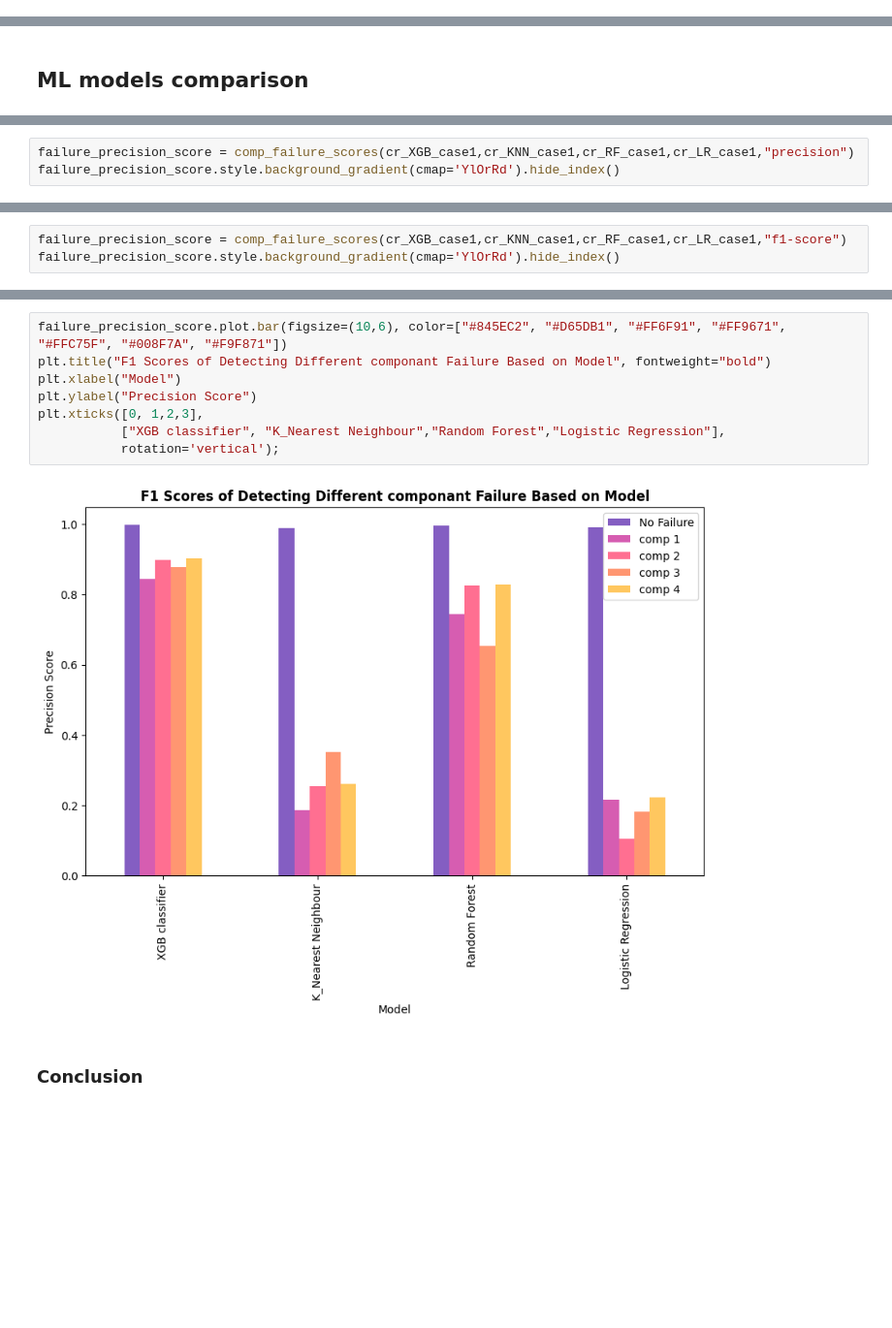
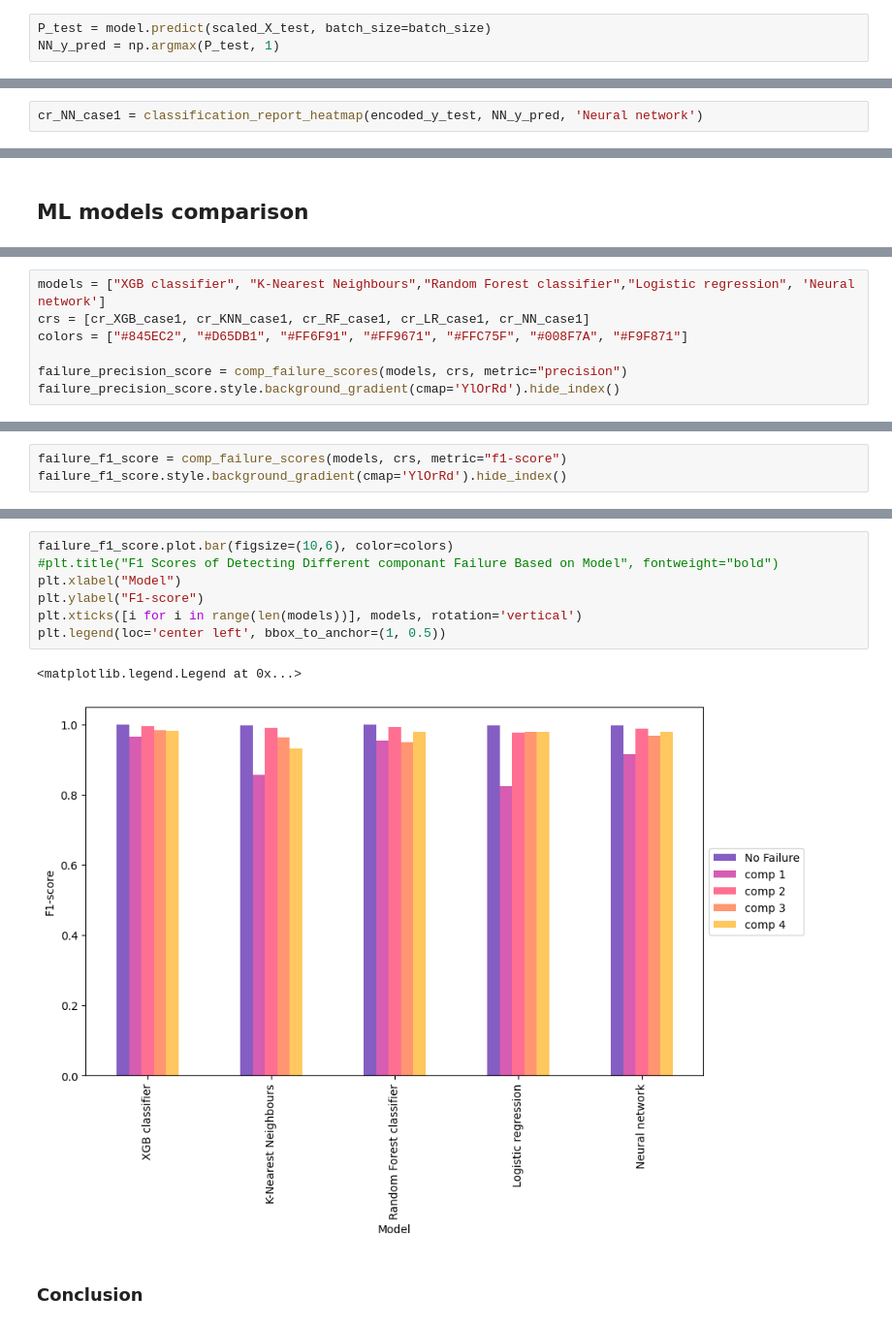
Before and after one commit to mizolotu/predictive_maintenance, a Jupyter notebook: ML.ipynb, the cells around one changed output, grey strips where cells are left out. Shown: that part at 97% size. Drawn from its saved outputs; the diff is of its cells as text; blank space fills up the shorter version.

```diff
--- a/ML.ipynb
+++ b/ML.ipynb
@@ -625,0 +726,3 @@ confusion_matrix_display(y_pred=LR_y_pred, y_test=encoded_y_test,model_name='Log
+# %%
+P_test = model.predict(scaled_X_test, batch_size=batch_size)
+NN_y_pred = np.argmax(P_test, 1)
@@ -625,0 +731,2 @@ confusion_matrix_display(y_pred=LR_y_pred, y_test=encoded_y_test,model_name='Log
+# %%
+cr_NN_case1 = classification_report_heatmap(encoded_y_test, NN_y_pred, 'Neural network')
@@ -630,5 +743,9 @@ confusion_matrix_display(y_pred=LR_y_pred, y_test=encoded_y_test,model_name='Log
 # %%
-failure_precision_score = comp_failure_scores(cr_XGB_case1,cr_KNN_case1,cr_RF_case1,cr_LR_case1,"precision")
+models = ["XGB classifier", "K-Nearest Neighbours","Random Forest classifier","Logistic regression", 'Neural network']
+crs = [cr_XGB_case1, cr_KNN_case1, cr_RF_case1, cr_LR_case1, cr_NN_case1]
+colors = ["#845EC2", "#D65DB1", "#FF6F91", "#FF9671", "#FFC75F", "#008F7A", "#F9F871"]
+
+failure_precision_score = comp_failure_scores(models, crs, metric="precision")
 failure_precision_score.style.background_gradient(cmap='YlOrRd').hide_index()
 # %% [output]
 | Model | No Failure | comp 1 | comp 2 | comp 3 | comp 4 |
@@ -672,5 +791,5 @@ plt.xticks([0, 1,2,3],
 # %%
-failure_precision_score = comp_failure_scores(cr_XGB_case1,cr_KNN_case1,cr_RF_case1,cr_LR_case1,"f1-score")
-failure_precision_score.style.background_gradient(cmap='YlOrRd').hide_index()
+failure_f1_score = comp_failure_scores(models, crs, metric="f1-score")
+failure_f1_score.style.background_gradient(cmap='YlOrRd').hide_index()
 # %% [output]
 | Model | No Failure | comp 1 | comp 2 | comp 3 | comp 4 |
@@ -681,13 +801,13 @@ failure_precision_score.style.background_gradient(cmap='YlOrRd').hide_index()
 # %%
-failure_precision_score.plot.bar(figsize=(10,6), color=["#845EC2", "#D65DB1", "#FF6F91", "#FF9671", "#FFC75F", "#008F7A", "#F9F871"])
-plt.title("F1 Scores of Detecting Different componant Failure Based on Model", fontweight="bold")
+failure_f1_score.plot.bar(figsize=(10,6), color=colors)
+#plt.title("F1 Scores of Detecting Different componant Failure Based on Model", fontweight="bold")
 plt.xlabel("Model")
-plt.ylabel("Precision Score")
-plt.xticks([0, 1,2,3],
-           ["XGB classifier", "K_Nearest Neighbour","Random Forest","Logistic Regression"],
-           rotation='vertical');
+plt.ylabel("F1-score")
+plt.xticks([i for i in range(len(models))], models, rotation='vertical')
+plt.legend(loc='center left', bbox_to_anchor=(1, 0.5))
 # %% [output]
+<matplotlib.legend.Legend at 0x...>
-[figure, old version]
+[figure, new version]
 # %% [markdown]
 ### Conclusion
 # %% [markdown]
```
Also changed, not shown: parts of 36 cells of this notebook.
